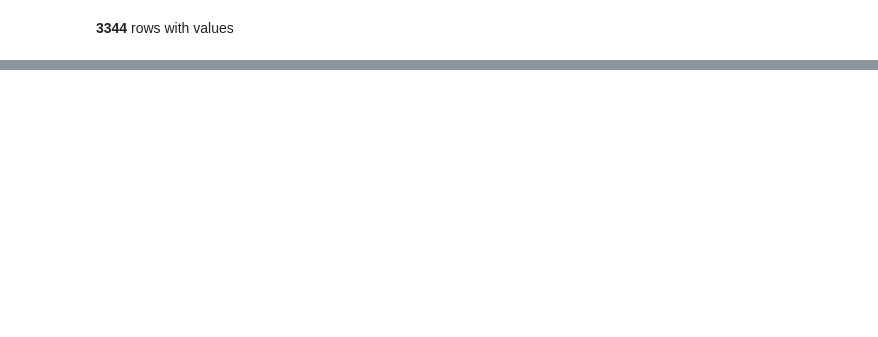
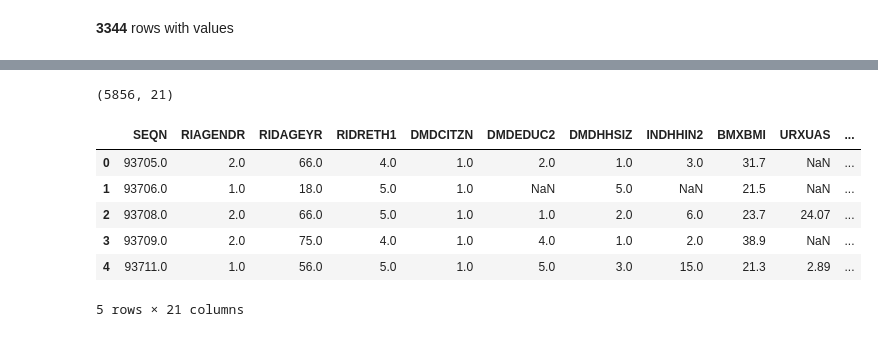
Before and after one commit to 18barbers2/causal-analysis-depression-nhanes, a Jupyter notebook: causal-notebook.ipynb, the cells around one changed output, grey strips where cells are left out. Drawn from its saved outputs; the diff is of its cells as text; code cells hidden in the pictures; blank space fills up the shorter version.

```diff
--- a/causal-notebook.ipynb
+++ b/causal-notebook.ipynb
@@ -83,0 +82,12 @@ feature_names = []
+# %%
+# chosen variables, SEQN removed
+features = ['SEQN','RIAGENDR', 'RIDAGEYR', 'RIDRETH1', 'DMDCITZN', 'DMDEDUC2', 'DMDHHSIZ',
+            'INDHHIN2', 'BMXBMI', 'URXUAS', 'URXUHG', 'ALQ130', 'DUQ217', 'FSD230', 'INDFMMPI',
+            'PAD680', 'OCQ180', 'OCQ210', 'SMQ040', 'SMD650', 'SLD012', 'sum_DPQ']
+
+
+subdata = full_data.filter(items=features)
+subdata = subdata[subdata.RIDAGEYR >= 18]
+subdata_features = subdata.filter(items=['RIAGENDR', 'RIDAGEYR', 'RIDRETH1', 'DMDCITZN', 'DMDEDUC2', 'DMDHHSIZ',
+            'INDHHIN2', 'BMXBMI', 'URXUAS', 'URXUHG', 'ALQ130', 'DUQ217', 'FSD230', 'INDFMMPI',
+            'PAD680', 'OCQ180', 'OCQ210', 'SMQ040', 'SMD650', 'SLD012'])
@@ -83,0 +115,14 @@ feature_names = []
+# %%
+subdata.shape
+# %% [output]
+(5856, 21)
+# %%
+subdata.head()
+# %% [output]
+|  | SEQN | RIAGENDR | RIDAGEYR | RIDRETH1 | DMDCITZN | DMDEDUC2 | DMDHHSIZ | INDHHIN2 | BMXBMI | URXUAS | ... |
+| 0 | 93705.0 | 2.0 | 66.0 | 4.0 | 1.0 | 2.0 | 1.0 | 3.0 | 31.7 | NaN | ... |
+| 1 | 93706.0 | 1.0 | 18.0 | 5.0 | 1.0 | NaN | 5.0 | NaN | 21.5 | NaN | ... |
+| 2 | 93708.0 | 2.0 | 66.0 | 5.0 | 1.0 | 1.0 | 2.0 | 6.0 | 23.7 | 24.07 | ... |
+| 3 | 93709.0 | 2.0 | 75.0 | 4.0 | 1.0 | 4.0 | 1.0 | 2.0 | 38.9 | NaN | ... |
+| 4 | 93711.0 | 1.0 | 56.0 | 5.0 | 1.0 | 5.0 | 3.0 | 15.0 | 21.3 | 2.89 | ... |
+5 rows × 21 columns
```
Also changed, not shown: parts of 17 cells of this notebook.
